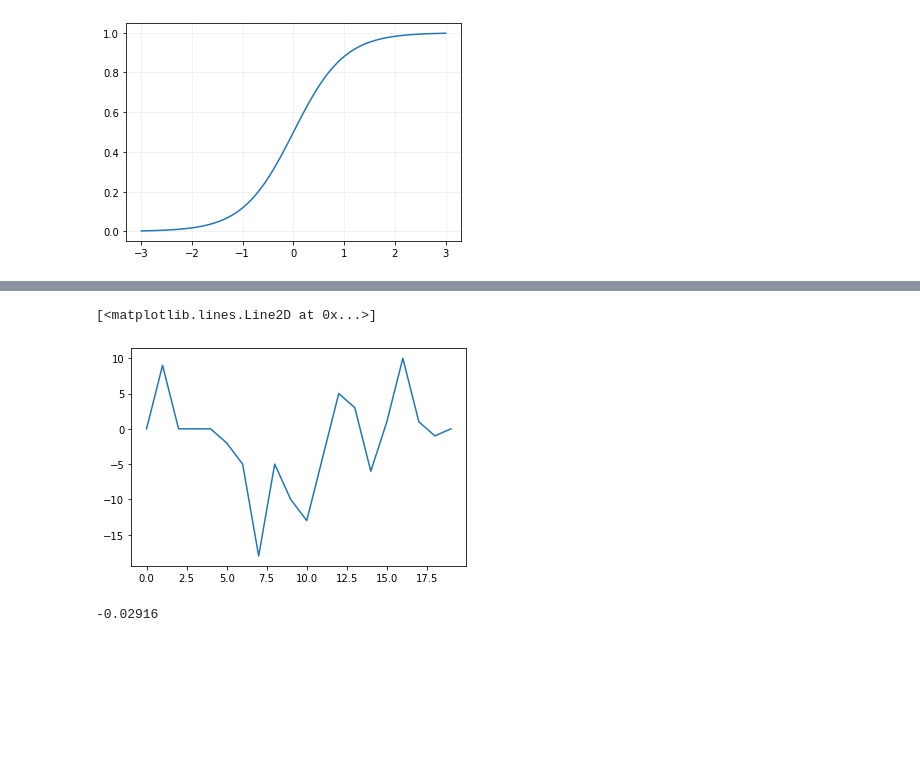
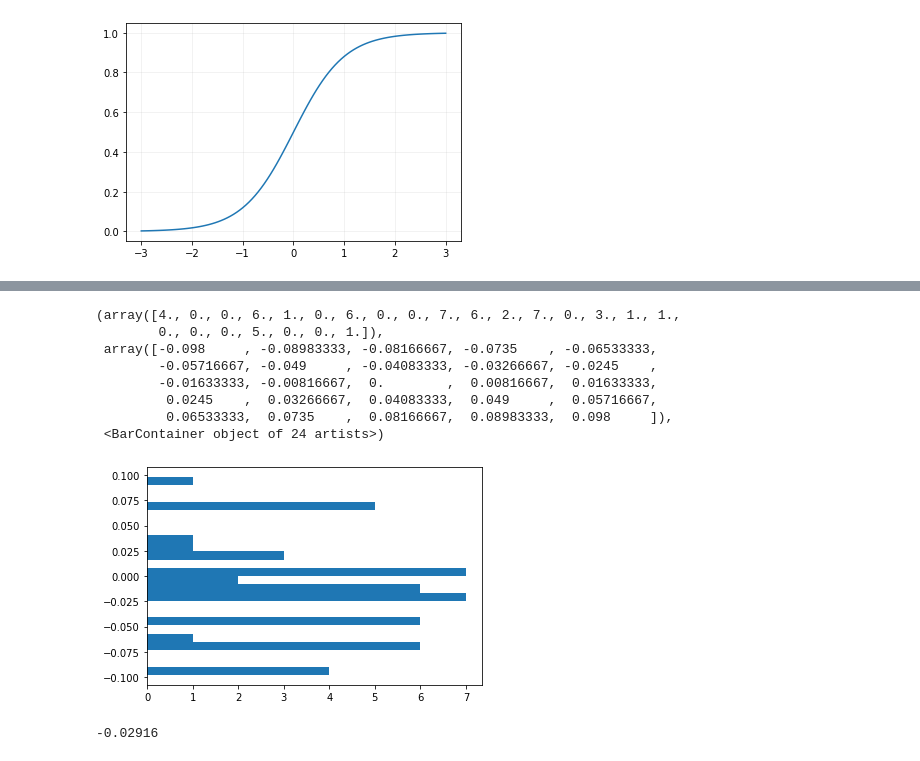
Before and after one commit to charelF/ComplexSystems, a Jupyter notebook: code/charel/charelino2021.ipynb, the cells around one changed output, grey strips where cells are left out. Drawn from its saved outputs; the diff is of its cells as text; code cells hidden in the pictures; blank space fills up the shorter version.

```diff
--- a/code/charel/charelino2021.ipynb
+++ b/code/charel/charelino2021.ipynb
@@ -217,8 +235,15 @@ plt.hist(P[-1], bins=100)
-# %%
-plt.plot(P[-1])
-# %% [output]
-[<matplotlib.lines.Line2D at 0x...>]
-[figure, removed]
+# %%
+plt.hist(X, orientation="horizontal", bins=np.linspace(np.min(X), np.max(X), len(X)//2))
+# %% [output]
+(array([4., 0., 0., 6., 1., 0., 6., 0., 0., 7., 6., 2., 7., 0., 3., 1., 1.,
+        0., 0., 0., 5., 0., 0., 1.]),
+ array([-0.098     , -0.08983333, -0.08166667, -0.0735    , -0.06533333,
+        -0.05716667, -0.049     , -0.04083333, -0.03266667, -0.0245    ,
+        -0.01633333, -0.00816667,  0.        ,  0.00816667,  0.01633333,
+         0.0245    ,  0.03266667,  0.04083333,  0.049     ,  0.05716667,
+         0.06533333,  0.0735    ,  0.08166667,  0.08983333,  0.098     ]),
+ <BarContainer object of 24 artists>)
+[figure, added]
 # %%
 print(np.mean(G))
 np.mean(G, axis=0)
```
Also changed, not shown: parts of 2 cells of this notebook.
